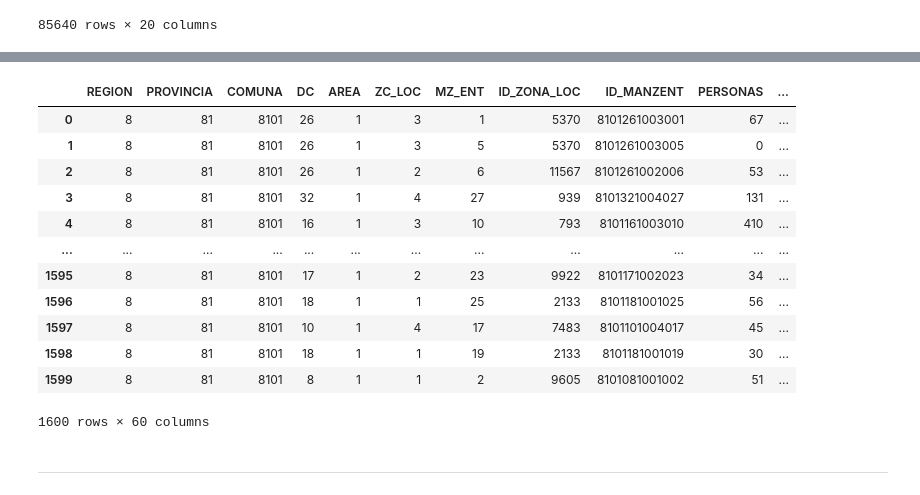
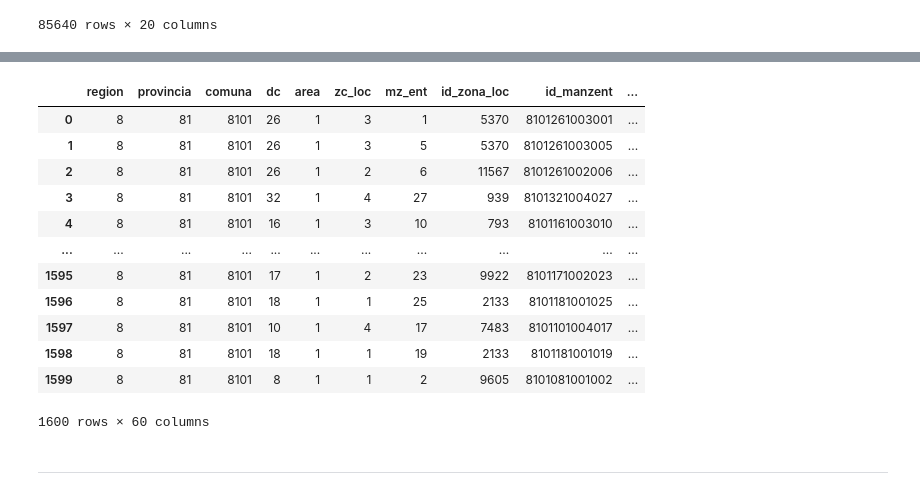
Before and after one commit to zetaso/census-localization, a Jupyter notebook: geolocalize.ipynb, the cells around one changed output, grey strips where cells are left out. Drawn from its saved outputs; the diff is of its cells as text; code cells hidden in the pictures.

```diff
--- a/geolocalize.ipynb
+++ b/geolocalize.ipynb
@@ -101,7 +260,7 @@ personas
 # %%
-viviendas = pd.read_csv("data/2017/Microdato_Censo2017-Viviendas.csv", sep=";")
-viviendas = viviendas[viviendas.COMUNA == 8101]
-viviendas
+housingunits_df = pd.read_csv("data/2017/Microdato_Censo2017-viviendas.csv", sep=";")
+housingunits_df = housingunits_df[housingunits_df.COMUNA == 8101]
+housingunits_df
 # %% [output]
 |  | REGION | PROVINCIA | COMUNA | DC | AREA | ZC_LOC | ID_ZONA_LOC | NVIV | P01 | P02 | ... |
 | 4115678 | 8 | 81 | 8101 | 1 | 1 | 1 | 13946 | 1 | 2 | 1 | ... |
@@ -178,9 +374,13 @@ for c in ["REGION", "PROVINCIA", "COMUNA", "NOMBRE_DIS"]:
         .str.decode("utf-8", errors="ignore")
     )
 
-geoms = geoms[geoms.COMUNA == "CONCEPCIÓN"]
+for c in geoms.columns:
+    geoms = geoms.rename(columns={c: c.lower()}, errors="ignore")
+
+geoms = geoms[geoms.comuna == "CONCEPCIÓN"]
 geoms = geoms.to_crs(4326)
-geoms.MANZENT = geoms.MANZENT.astype(int)
-geoms = geoms.rename(columns={"MANZENT": "ID_MANZENT"})
+geoms.manzent = geoms.manzent.astype(int)
+geoms = geoms.rename(columns={"manzent": "id_manzent"})
+geoms = geoms.replace("Indeterminado", np.nan)
 geoms
 # %% [output]
@@ -201,5 +401,30 @@ geoms
 manzanas = pd.read_csv("data/2017/Microdato_Censo2017-Manzanas.csv", sep=";")
 manzanas = manzanas[manzanas.COMUNA == 8101]
 manzanas.ID_MANZENT = manzanas.ID_MANZENT.astype(int)
+
+manzanas = manzanas.rename(columns={
+    "NVIV": "id_vivienda",
+    "P01": "tipo_vivienda",
+    "P02": "tipo_ocupación",
+    "P03A": "material_muros",
+    "P03B": "material_techo",
+    "P03C": "material_piso",
+    "P04": "numero_habitaciones",
+    "P05": "origen_agua",
+    "PERSONAS": "numero_personas",
+    "HOMBRES": "numero_hombres",
+    "MUJERES": "numero_mujeres",
+    "INMIGRANTES": "numero_inmigrantes",
+    "VIV_PART": "viviendas_particulares",
+    "VIV_COL": "viviendas_colectivas",
+    "VPOMP": "viviendas_particulares_ocupadas",
+    "TOTAL_VIV": "numero_viviendas",
+    "CANT_HOG": "numero_hogares",
+    "CANT_PER": "numero_personas",
+}, errors="ignore")
+
+for c in manzanas.columns:
+    manzanas = manzanas.rename(columns={c: c.lower()}, errors="ignore")
+
 manzanas
 # %% [output]
@@ -218,21 +443,21 @@ manzanas
 1669 rows × 59 columns
 # %%
-manzanas = manzanas.merge(geoms[["ID_MANZENT", "geometry"]], "right", "ID_MANZENT")
+manzanas = manzanas.merge(geoms[["id_manzent", "geometry"]], "right", "id_manzent")
 manzanas = gpd.GeoDataFrame(manzanas, geometry="geometry", crs=4326)
 manzanas
 # %% [output]
-|  | REGION | PROVINCIA | COMUNA | DC | AREA | ZC_LOC | MZ_ENT | ID_ZONA_LOC | ID_MANZENT | PERSONAS | ... |
-| 0 | 8 | 81 | 8101 | 26 | 1 | 3 | 1 | 5370 | 8101261003001 | 67 | ... |
-| 1 | 8 | 81 | 8101 | 26 | 1 | 3 | 5 | 5370 | 8101261003005 | 0 | ... |
-| 2 | 8 | 81 | 8101 | 26 | 1 | 2 | 6 | 11567 | 8101261002006 | 53 | ... |
-| 3 | 8 | 81 | 8101 | 32 | 1 | 4 | 27 | 939 | 8101321004027 | 131 | ... |
-| 4 | 8 | 81 | 8101 | 16 | 1 | 3 | 10 | 793 | 8101161003010 | 410 | ... |
-| ... | ... | ... | ... | ... | ... | ... | ... | ... | ... | ... | ... |
-| 1595 | 8 | 81 | 8101 | 17 | 1 | 2 | 23 | 9922 | 8101171002023 | 34 | ... |
-| 1596 | 8 | 81 | 8101 | 18 | 1 | 1 | 25 | 2133 | 8101181001025 | 56 | ... |
-| 1597 | 8 | 81 | 8101 | 10 | 1 | 4 | 17 | 7483 | 8101101004017 | 45 | ... |
-| 1598 | 8 | 81 | 8101 | 18 | 1 | 1 | 19 | 2133 | 8101181001019 | 30 | ... |
-| 1599 | 8 | 81 | 8101 | 8 | 1 | 1 | 2 | 9605 | 8101081001002 | 51 | ... |
+|  | region | provincia | comuna | dc | area | zc_loc | mz_ent | id_zona_loc | id_manzent | ... |
+| 0 | 8 | 81 | 8101 | 26 | 1 | 3 | 1 | 5370 | 8101261003001 | ... |
+| 1 | 8 | 81 | 8101 | 26 | 1 | 3 | 5 | 5370 | 8101261003005 | ... |
+| 2 | 8 | 81 | 8101 | 26 | 1 | 2 | 6 | 11567 | 8101261002006 | ... |
+| 3 | 8 | 81 | 8101 | 32 | 1 | 4 | 27 | 939 | 8101321004027 | ... |
+| 4 | 8 | 81 | 8101 | 16 | 1 | 3 | 10 | 793 | 8101161003010 | ... |
+| ... | ... | ... | ... | ... | ... | ... | ... | ... | ... | ... |
+| 1595 | 8 | 81 | 8101 | 17 | 1 | 2 | 23 | 9922 | 8101171002023 | ... |
+| 1596 | 8 | 81 | 8101 | 18 | 1 | 1 | 25 | 2133 | 8101181001025 | ... |
+| 1597 | 8 | 81 | 8101 | 10 | 1 | 4 | 17 | 7483 | 8101101004017 | ... |
+| 1598 | 8 | 81 | 8101 | 18 | 1 | 1 | 19 | 2133 | 8101181001019 | ... |
+| 1599 | 8 | 81 | 8101 | 8 | 1 | 1 | 2 | 9605 | 8101081001002 | ... |
 1600 rows × 60 columns
 # %% [markdown]
 ---
```
Also changed, not shown: parts of 18 cells of this notebook, 1 other file.
